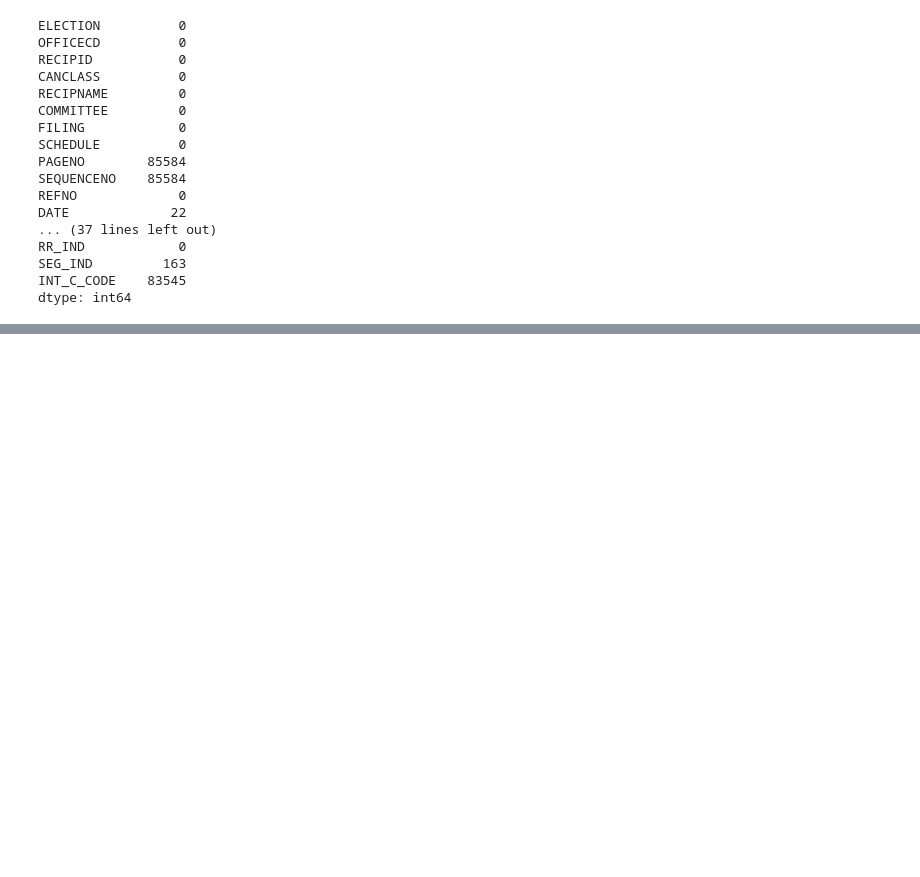
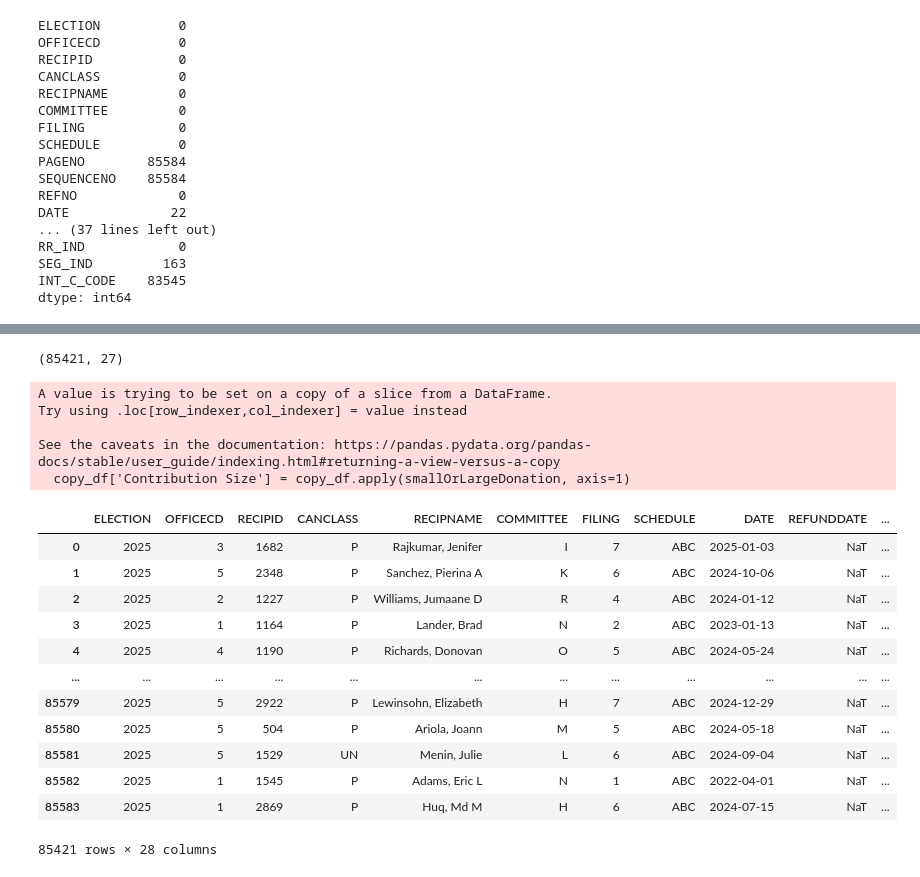
Before and after one commit to shenalt/city-campaigns-2025, a Jupyter notebook: 2025-candidates.ipynb, the cells around one changed output, grey strips where cells are left out. Cells and saved outputs as stored; diff of their text form; code cells hidden in the pictures; blank space fills up the shorter version.

```diff
--- a/2025-candidates.ipynb
+++ b/2025-candidates.ipynb
@@ -53,0 +81,38 @@ print(df.duplicated().sum())
+# %%
+# Filter out in-kind contributions
+copy_df = df[df['PURPOSECD'].isna()]
+print(copy_df.shape)
+# %% [output]
+(85421, 27)
+# %%
+def smallOrLargeDonation(row):
+    amt = row['AMNT']
+    if amt <= 175:
+        return 'Small'
+    elif amt <= 999:
+        return 'Medium'
+    else:
+        return 'Large'
+
+copy_df['Contribution Size'] = copy_df.apply(smallOrLargeDonation, axis=1)
+pd.reset_option('display.max_columns')
+copy_df
+# %% [output]
+A value is trying to be set on a copy of a slice from a DataFrame.
+Try using .loc[row_indexer,col_indexer] = value instead
+
+See the caveats in the documentation: https://pandas.pydata.org/pandas-docs/stable/user_guide/indexing.html#returning-a-view-versus-a-copy
+  copy_df['Contribution Size'] = copy_df.apply(smallOrLargeDonation, axis=1)
+|  | ELECTION | OFFICECD | RECIPID | CANCLASS | RECIPNAME | COMMITTEE | FILING | SCHEDULE | DATE | REFUNDDATE | ... |
+| 0 | 2025 | 3 | 1682 | P | Rajkumar, Jenifer | I | 7 | ABC | 2025-01-03 | NaT | ... |
+| 1 | 2025 | 5 | 2348 | P | Sanchez, Pierina A | K | 6 | ABC | 2024-10-06 | NaT | ... |
+| 2 | 2025 | 2 | 1227 | P | Williams, Jumaane D | R | 4 | ABC | 2024-01-12 | NaT | ... |
+| 3 | 2025 | 1 | 1164 | P | Lander, Brad | N | 2 | ABC | 2023-01-13 | NaT | ... |
+| 4 | 2025 | 4 | 1190 | P | Richards, Donovan | O | 5 | ABC | 2024-05-24 | NaT | ... |
+| ... | ... | ... | ... | ... | ... | ... | ... | ... | ... | ... | ... |
+| 85579 | 2025 | 5 | 2922 | P | Lewinsohn, Elizabeth | H | 7 | ABC | 2024-12-29 | NaT | ... |
+| 85580 | 2025 | 5 | 504 | P | Ariola, Joann | M | 5 | ABC | 2024-05-18 | NaT | ... |
+| 85581 | 2025 | 5 | 1529 | UN | Menin, Julie | L | 6 | ABC | 2024-09-04 | NaT | ... |
+| 85582 | 2025 | 1 | 1545 | P | Adams, Eric L | N | 1 | ABC | 2022-04-01 | NaT | ... |
+| 85583 | 2025 | 1 | 2869 | P | Huq, Md M | H | 6 | ABC | 2024-07-15 | NaT | ... |
+85421 rows × 28 columns
```
Also changed, not shown: parts of 8 cells of this notebook, 1 other file.
